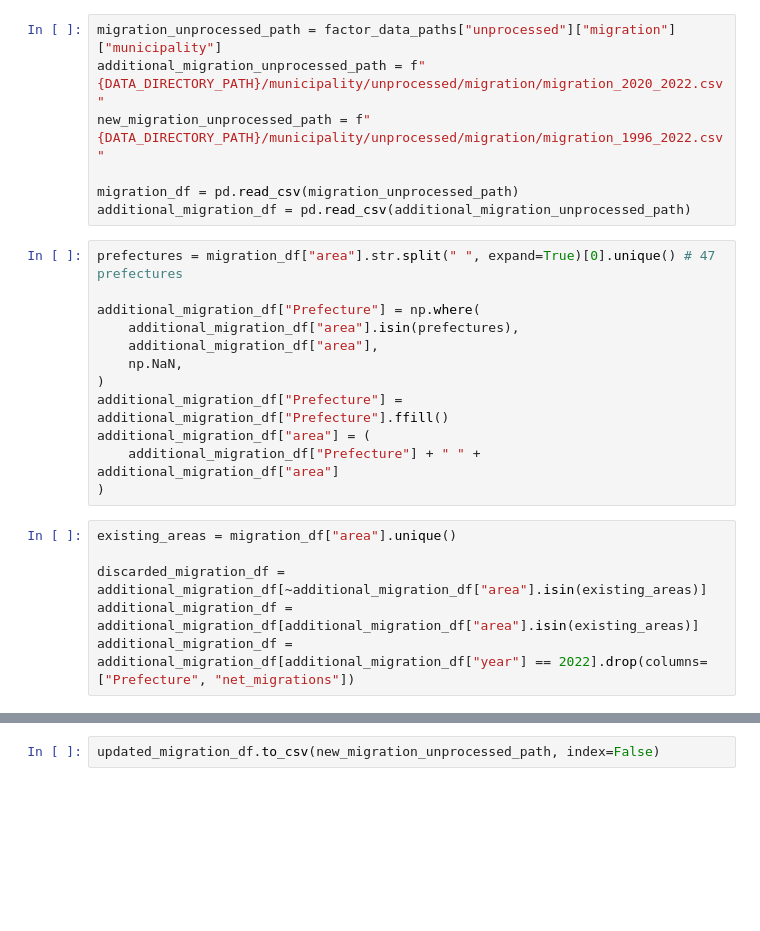
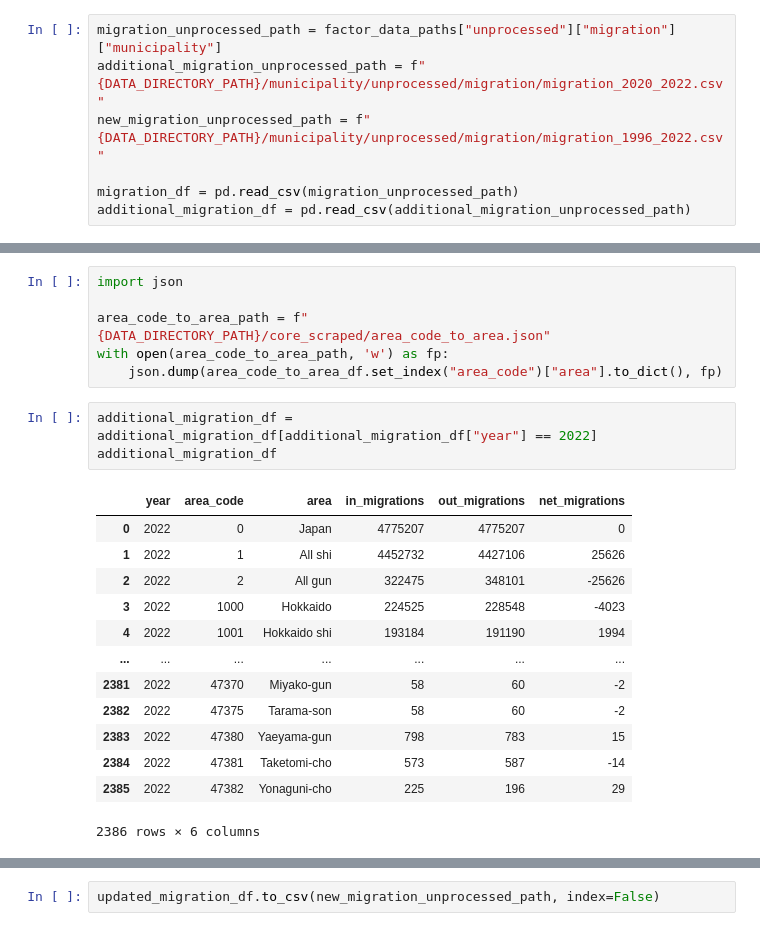
Before and after one commit to diabhaque/Yogen, a Jupyter notebook: notebooks/factor_appending/migration.ipynb, the cells around one changed output, grey strips where cells are left out. Drawn from its saved outputs; the diff is of its cells as text; blank space fills up the shorter version.

```diff
--- a/notebooks/factor_appending/migration.ipynb
+++ b/notebooks/factor_appending/migration.ipynb
@@ -14,21 +14,3 @@ new_migration_unprocessed_path = f"{DATA_DIRECTORY_PATH}/municipality/unprocesse
 
 migration_df = pd.read_csv(migration_unprocessed_path)
 additional_migration_df = pd.read_csv(additional_migration_unprocessed_path)
-# %%
-prefectures = migration_df["area"].str.split(" ", expand=True)[0].unique() # 47 prefectures
-
-additional_migration_df["Prefecture"] = np.where(
-    additional_migration_df["area"].isin(prefectures),
-    additional_migration_df["area"],
-    np.NaN,
-)
-additional_migration_df["Prefecture"] = additional_migration_df["Prefecture"].ffill()
-additional_migration_df["area"] = (
-    additional_migration_df["Prefecture"] + " " + additional_migration_df["area"]
-)
-# %%
-existing_areas = migration_df["area"].unique()
-
-discarded_migration_df = additional_migration_df[~additional_migration_df["area"].isin(existing_areas)]
-additional_migration_df = additional_migration_df[additional_migration_df["area"].isin(existing_areas)]
-additional_migration_df = additional_migration_df[additional_migration_df["year"] == 2022].drop(columns=["Prefecture", "net_migrations"])
@@ -50,0 +38,23 @@ additional_migration_df
+# %%
+import json
+
+area_code_to_area_path = f"{DATA_DIRECTORY_PATH}/core_scraped/area_code_to_area.json"
+with open(area_code_to_area_path, 'w') as fp:
+    json.dump(area_code_to_area_df.set_index("area_code")["area"].to_dict(), fp)
+# %%
+additional_migration_df = additional_migration_df[additional_migration_df["year"] == 2022]
+additional_migration_df
+# %% [output]
+|  | year | area_code | area | in_migrations | out_migrations | net_migrations |
+| 0 | 2022 | 0 | Japan | 4775207 | 4775207 | 0 |
+| 1 | 2022 | 1 | All shi | 4452732 | 4427106 | 25626 |
+| 2 | 2022 | 2 | All gun | 322475 | 348101 | -25626 |
+| 3 | 2022 | 1000 | Hokkaido | 224525 | 228548 | -4023 |
+| 4 | 2022 | 1001 | Hokkaido shi | 193184 | 191190 | 1994 |
+| ... | ... | ... | ... | ... | ... | ... |
+| 2381 | 2022 | 47370 | Miyako-gun | 58 | 60 | -2 |
+| 2382 | 2022 | 47375 | Tarama-son | 58 | 60 | -2 |
+| 2383 | 2022 | 47380 | Yaeyama-gun | 798 | 783 | 15 |
+| 2384 | 2022 | 47381 | Taketomi-cho | 573 | 587 | -14 |
+| 2385 | 2022 | 47382 | Yonaguni-cho | 225 | 196 | 29 |
+2386 rows × 6 columns
```
Also changed, not shown: parts of 4 cells of this notebook, 14 other files.
